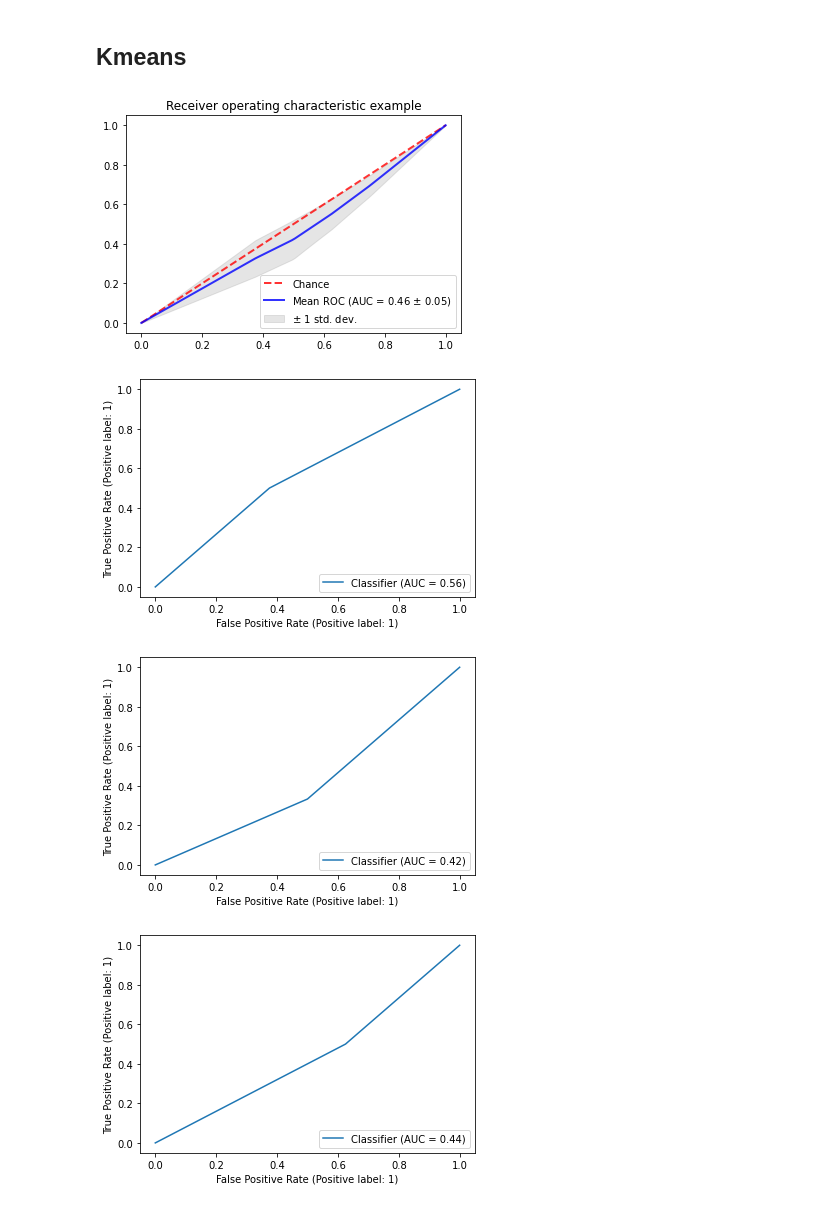
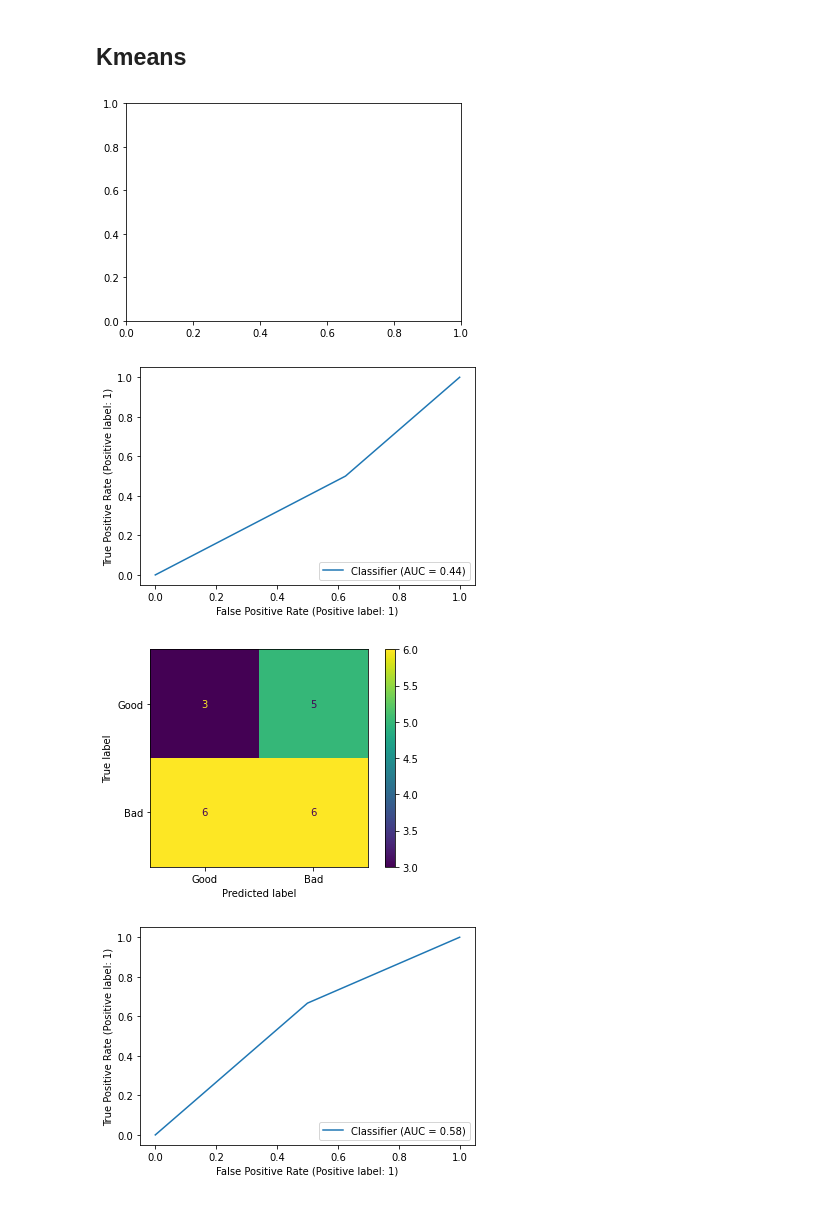
Before and after one commit to pemba007/cluster-ml, a Jupyter notebook: index.ipynb, the cells around one changed output. Drawn from its saved outputs; the diff is of its cells as text; code cells hidden in the pictures.

Commit message:
Kmeans metrics

```diff
--- a/index.ipynb
+++ b/index.ipynb
@@ -95,78 +95,41 @@ df = Normalizer().fit_transform(df)
 # %%
 from sklearn.model_selection import StratifiedKFold
 from sklearn.cluster import KMeans
-from sklearn.metrics import accuracy_score, RocCurveDisplay, classification_report, auc, f1_score, multilabel_confusion_matrix,roc_curve
+from sklearn.metrics import accuracy_score, RocCurveDisplay, classification_report, auc, f1_score, confusion_matrix,roc_curve, ConfusionMatrixDisplay
 
 # Stritified KFold implementation
 skf = StratifiedKFold(n_splits=5)
 
 tprs = []
 aucs = []
 mean_fpr = np.linspace(0, 1, 100)
 
 fig, ax = plt.subplots()
+
+accuracies = list()
+predicted_classes = list()
+actual_classes = list()
 
 for k, (train_index, test_index) in enumerate(skf.split(df, y)):
     X_train, X_test = df[train_index], df[test_index]
     y_train, y_test = y[train_index], y[test_index]
 
     # Training K means
     kmeans = KMeans(n_clusters=2).fit(X_train)
 
     # Predicting classes
     y_pred = kmeans.predict(X_test)
 
-    # viz = RocCurveDisplay.from_estimator(
-    #     kmeans,
-    #     X_test,
-    #     y_test,
-    #     name="ROC fold {}".format(k),
-    #     alpha=0.3,
-    #     lw=1,
-    #     ax=ax,
-    # )
-    viz = RocCurveDisplay.from_predictions(y_test, y_pred)
-    interp_tpr = np.interp(mean_fpr, viz.fpr, viz.tpr)
-    interp_tpr[0] = 0.0
-    tprs.append(interp_tpr)
-    aucs.append(viz.roc_auc)
+    predicted_classes.append(y_pred)
+    actual_classes.append(y_test)
 
-ax.plot([0, 1], [0, 1], linestyle="--", lw=2, color="r", label="Chance", alpha=0.8)
+    RocCurveDisplay.from_predictions(y_test, y_pred)
 
-mean_tpr = np.mean(tprs, axis=0)
-mean_tpr[-1] = 1.0
-mean_auc = auc(mean_fpr, mean_tpr)
-std_auc = np.std(aucs)
-ax.plot(
-    mean_fpr,
-    mean_tpr,
-    color="b",
-    label=r"Mean ROC (AUC = %0.2f $\pm$ %0.2f)" % (mean_auc, std_auc),
-    lw=2,
-    alpha=0.8,
-)
-
-std_tpr = np.std(tprs, axis=0)
-tprs_upper = np.minimum(mean_tpr + std_tpr, 1)
-tprs_lower = np.maximum(mean_tpr - std_tpr, 0)
-ax.fill_between(
-    mean_fpr,
-    tprs_lower,
-    tprs_upper,
-    color="grey",
-    alpha=0.2,
-    label=r"$\pm$ 1 std. dev.",
-)
-
-ax.set(
-    xlim=[-0.05, 1.05],
-    ylim=[-0.05, 1.05],
-    title="Receiver operating characteristic example",
-)
-ax.legend(loc="lower right")
-plt.show()
+    conf_mat = confusion_matrix(y_test, y_pred)
+    cm_display = ConfusionMatrixDisplay(conf_mat, display_labels=["Good", "Bad"]).plot()
+    plt.show()
 # %% [output]
-[figure, old version]
+[figure, new version]
-[figure, old version]
+[figure, new version]
-[figure, old version]
+[figure, new version]
-[figure, old version]
+[figure, new version]
```
Also changed, not shown: parts of 3 cells of this notebook.
